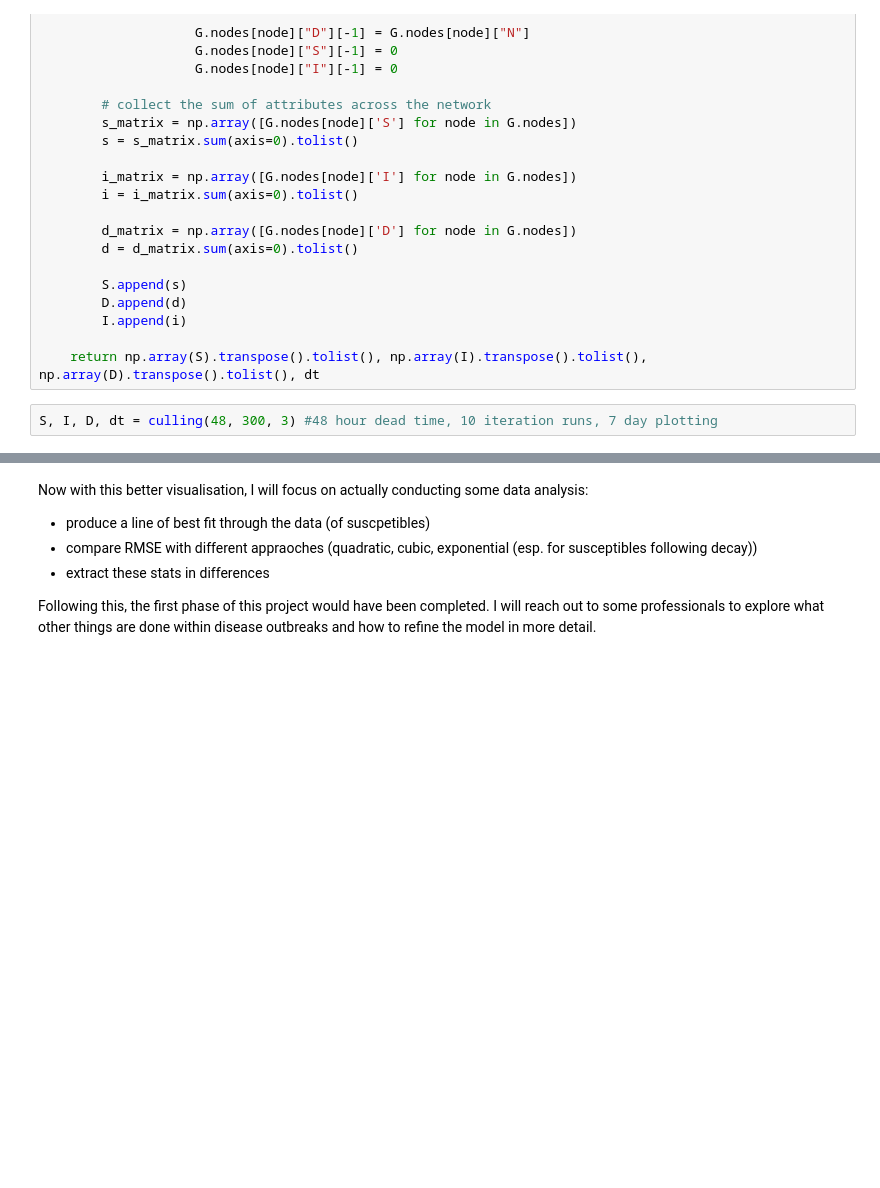
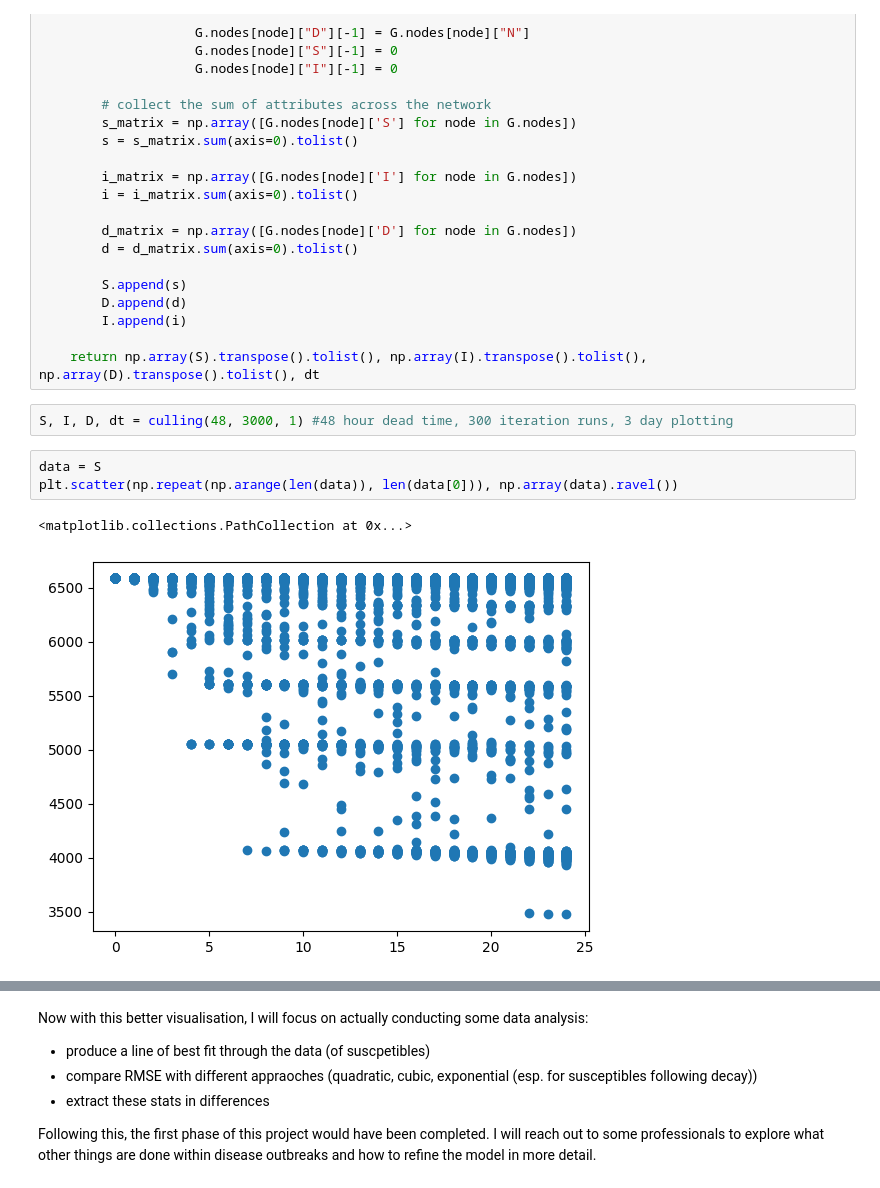
Before and after one commit to r-okotie179/diseaseModelling, a Jupyter notebook: culling_and_policy.ipynb, the cells around one changed output, grey strips where cells are left out. Drawn from its saved outputs; the diff is of its cells as text; blank space fills up the shorter version.

```diff
--- a/culling_and_policy.ipynb
+++ b/culling_and_policy.ipynb
@@ -610,7 +610,13 @@ def culling(dead_time, iterations, simulation_duration, neighbour_culling = Fals
 
     return np.array(S).transpose().tolist(), np.array(I).transpose().tolist(), np.array(D).transpose().tolist(), dt
 # %%
-S, I, D, dt = culling(48, 300, 3) #48 hour dead time, 10 iteration runs, 7 day plotting
+S, I, D, dt = culling(48, 3000, 1) #48 hour dead time, 300 iteration runs, 3 day plotting
+# %%
+data = S
+plt.scatter(np.repeat(np.arange(len(data)), len(data[0])), np.array(data).ravel())
+# %% [output]
+<matplotlib.collections.PathCollection at 0x...>
+[figure, added]
 # %%
 from matplotlib.colors import LogNorm # log plot was used in SciBySim
 fig, ax = plt.subplots()
```
Also changed, not shown: parts of 4 cells of this notebook.
